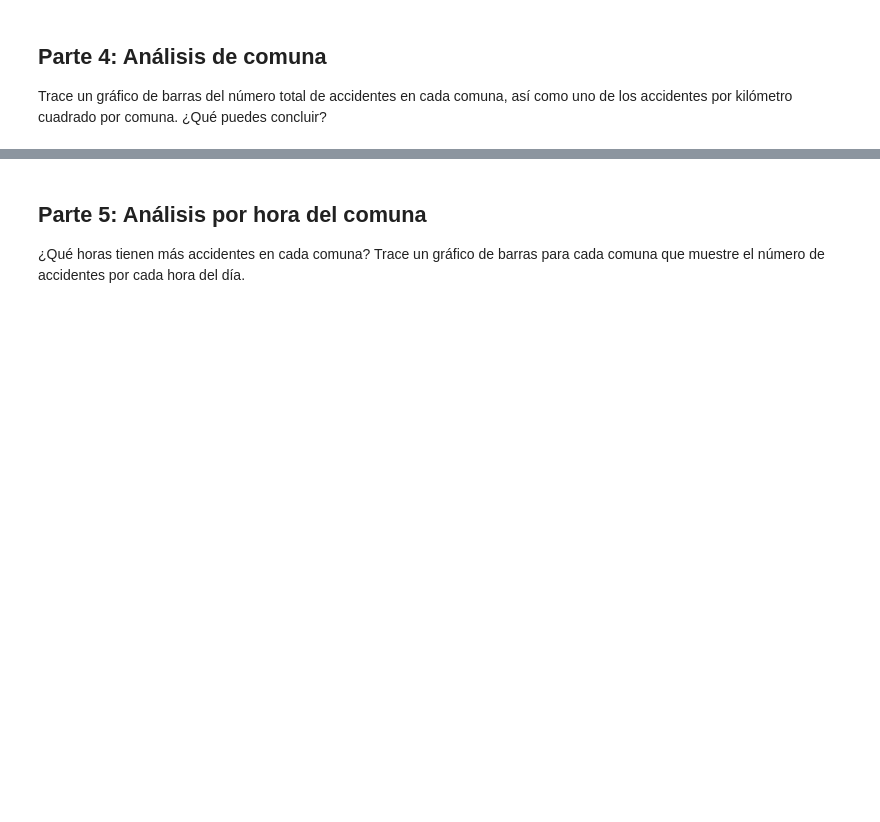
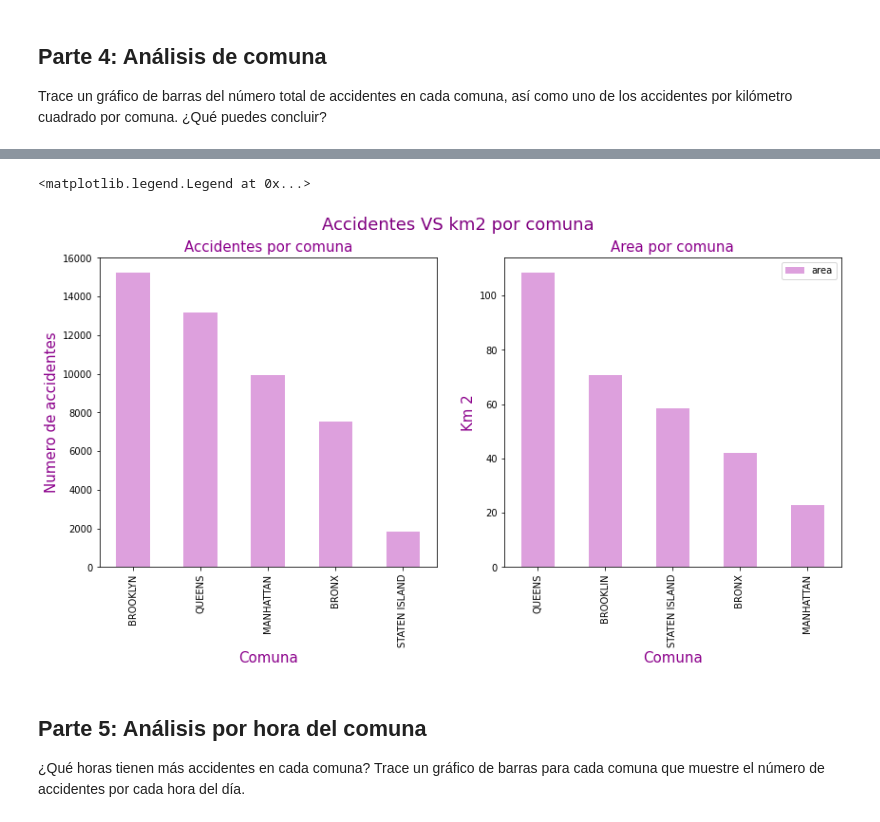
Before and after one commit to CarolinaGarcia19/Clase1, a Jupyter notebook: Taller_Semana_4.ipynb, the cells around one changed output, grey strips where cells are left out. Cells and saved outputs as stored; diff of their text form; code cells hidden in the pictures; blank space fills up the shorter version.

```diff
--- a/Taller_Semana_4.ipynb
+++ b/Taller_Semana_4.ipynb
@@ -154,0 +160,9 @@ Trace un gráfico de barras del número total de accidentes en cada comuna, así
+# %%
+borough_data = {" BRONX": {"name": "bronx", "population": 1471161, "area": 42.1},
+                "BROOKLIN": {"name": "brooklin", "population": 2648771, "area": 70.82},
+                "MANHATTAN": {"name": "manhattan", "population": 1664727, "area": 22.83},
+                "QUEENS": {"name": "queens", "population": 2358582, "area": 108.53},
+                "STATEN ISLAND": {"name": "staten island", "population": 479458, "area": 58.37}}
+
+dfc = pd.DataFrame(borough_data).transpose()
+dfc
@@ -155,3 +176,20 @@ Trace un gráfico de barras del número total de accidentes en cada comuna, así
+# %%
+fig,ca = plt.subplots(1, 2, figsize=(14,6))
+fig.suptitle("Accidentes VS km2 por comuna",fontsize=18,color="purple")
+
+df["BOROUGH"].value_counts().plot.bar(ax=ca[0],fontsize=10,color="plum")
+ca[0].set_title("Accidentes por comuna",fontsize=15,color="darkmagenta")
+ca[0].set_xlabel("Comuna",fontsize=15,color="darkmagenta")
+ca[0].set_ylabel("Numero de accidentes",fontsize=15,color="darkmagenta")
+
+dfc["area"].sort_values(ascending=False).plot.bar(ax=ca[1],fontsize=10,color="plum")
+ca[1].set_title("Area por comuna",fontsize=15,color="darkmagenta")
+ca[1].set_xlabel("Comuna",fontsize=15,color="darkmagenta")
+ca[1].set_ylabel("Km 2",fontsize=15,color="darkmagenta")
+ca[1].legend()
+# %% [output]
+<matplotlib.legend.Legend at 0x...>
+[figure, added]
 # %% [markdown]
 ## Parte 5: Análisis por hora del comuna
 
```
Also changed, not shown: parts of 9 cells of this notebook.
